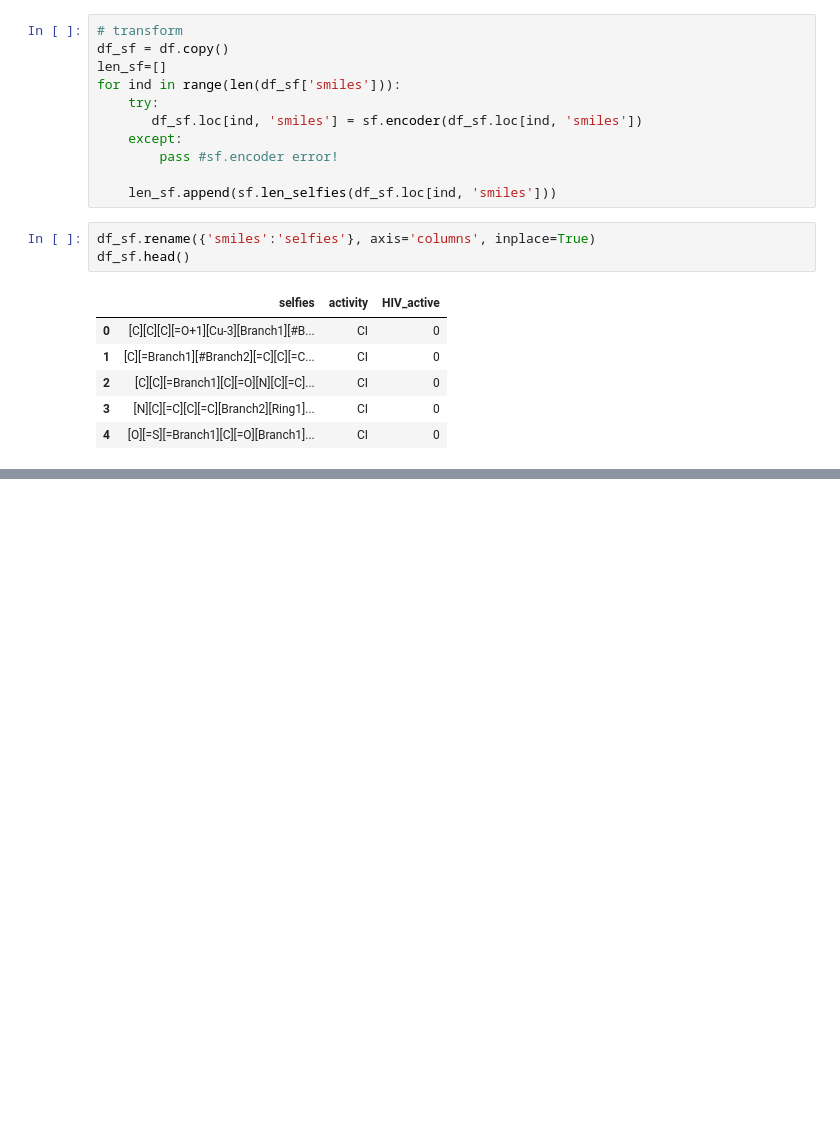
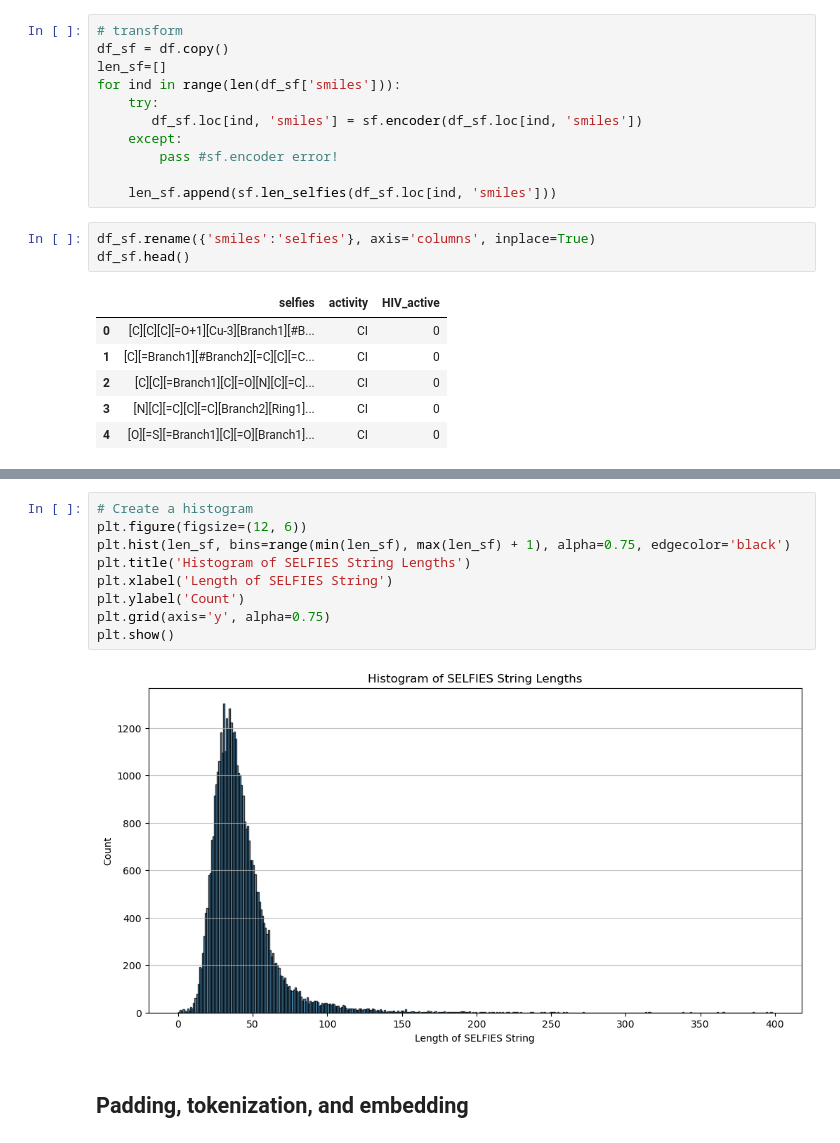
Before and after one commit to ianliu1997/C242-Final-Project, a Jupyter notebook: Final project.ipynb, the cells around one changed output, grey strips where cells are left out. Cells and saved outputs as stored; diff of their text form; blank space fills up the shorter version.

```diff
--- a/Final project.ipynb
+++ b/Final project.ipynb
@@ -55,0 +81,13 @@ df_sf.head()
+# %%
+# Create a histogram
+plt.figure(figsize=(12, 6))
+plt.hist(len_sf, bins=range(min(len_sf), max(len_sf) + 1), alpha=0.75, edgecolor='black')
+plt.title('Histogram of SELFIES String Lengths')
+plt.xlabel('Length of SELFIES String')
+plt.ylabel('Count')
+plt.grid(axis='y', alpha=0.75)
+plt.show()
+# %% [output]
+[figure, added]
+# %% [markdown]
+## Padding, tokenization, and embedding
```
Also changed, not shown: parts of 10 cells of this notebook.
